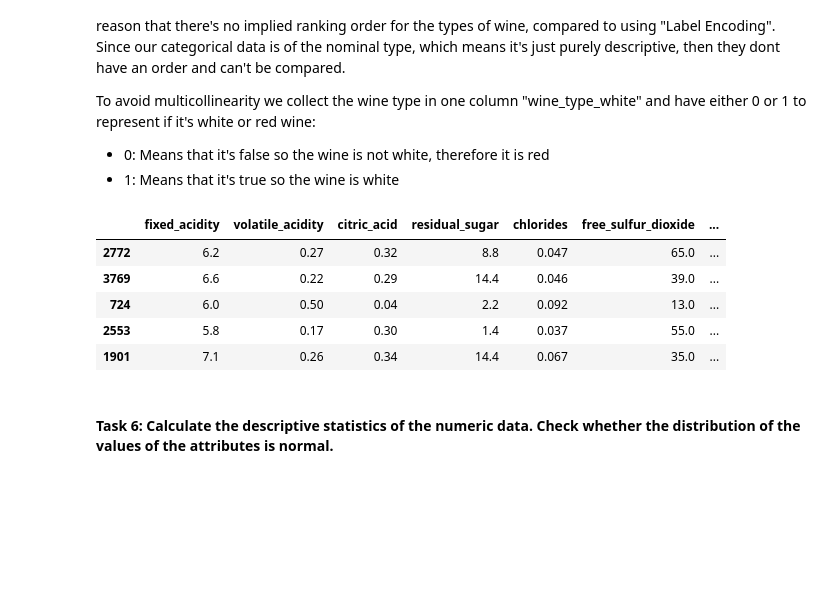
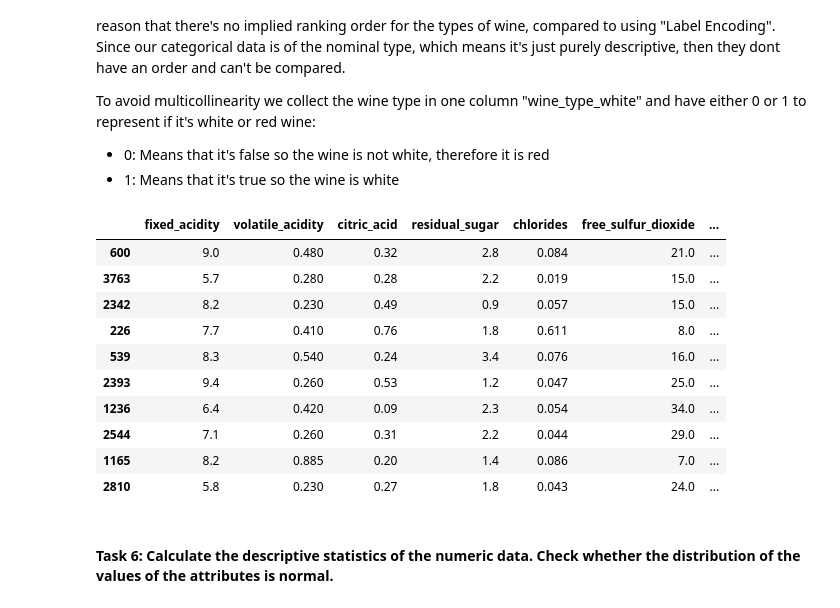
Before and after one commit to Shiihon/MiniProject_group15, a Jupyter notebook: MiniProject_2/Explore_data.ipynb, the cells around one changed output. Cells and saved outputs as stored; diff of their text form; code cells hidden in the pictures; blank space fills up the shorter version.

```diff
--- a/MiniProject_2/Explore_data.ipynb
+++ b/MiniProject_2/Explore_data.ipynb
@@ -164,15 +177,20 @@ To avoid multicollinearity we collect the wine type in one column "wine_type_whi
 # %%
 df_all = pd.get_dummies(df_all, columns=['wine_type'], drop_first=True)
 df_all['wine_type_white'] = df_all['wine_type_white'].astype(int)
 
-df_all.sample(5)
+df_all.sample(10)
 # %% [output]
 |  | fixed_acidity | volatile_acidity | citric_acid | residual_sugar | chlorides | free_sulfur_dioxide | ... |
-| 2772 | 6.2 | 0.27 | 0.32 | 8.8 | 0.047 | 65.0 | ... |
-| 3769 | 6.6 | 0.22 | 0.29 | 14.4 | 0.046 | 39.0 | ... |
-| 724 | 6.0 | 0.50 | 0.04 | 2.2 | 0.092 | 13.0 | ... |
-| 2553 | 5.8 | 0.17 | 0.30 | 1.4 | 0.037 | 55.0 | ... |
-| 1901 | 7.1 | 0.26 | 0.34 | 14.4 | 0.067 | 35.0 | ... |
+| 600 | 9.0 | 0.480 | 0.32 | 2.8 | 0.084 | 21.0 | ... |
+| 3763 | 5.7 | 0.280 | 0.28 | 2.2 | 0.019 | 15.0 | ... |
+| 2342 | 8.2 | 0.230 | 0.49 | 0.9 | 0.057 | 15.0 | ... |
+| 226 | 7.7 | 0.410 | 0.76 | 1.8 | 0.611 | 8.0 | ... |
+| 539 | 8.3 | 0.540 | 0.24 | 3.4 | 0.076 | 16.0 | ... |
+| 2393 | 9.4 | 0.260 | 0.53 | 1.2 | 0.047 | 25.0 | ... |
+| 1236 | 6.4 | 0.420 | 0.09 | 2.3 | 0.054 | 34.0 | ... |
+| 2544 | 7.1 | 0.260 | 0.31 | 2.2 | 0.044 | 29.0 | ... |
+| 1165 | 8.2 | 0.885 | 0.20 | 1.4 | 0.086 | 7.0 | ... |
+| 2810 | 5.8 | 0.230 | 0.27 | 1.8 | 0.043 | 24.0 | ... |
 # %% [markdown]
 #### Task 6: Calculate the descriptive statistics of the numeric data. Check whether the distribution of the values of the attributes is normal.
 # %% [markdown]
```
Also changed, not shown: parts of 4 cells of this notebook.
